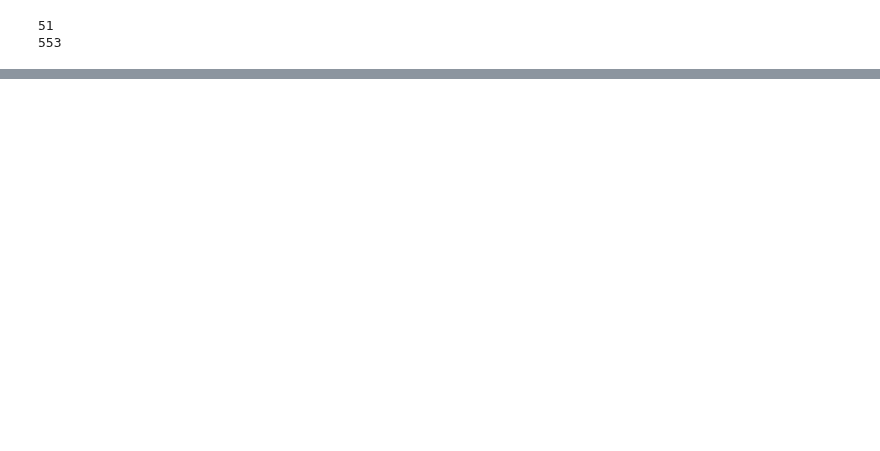
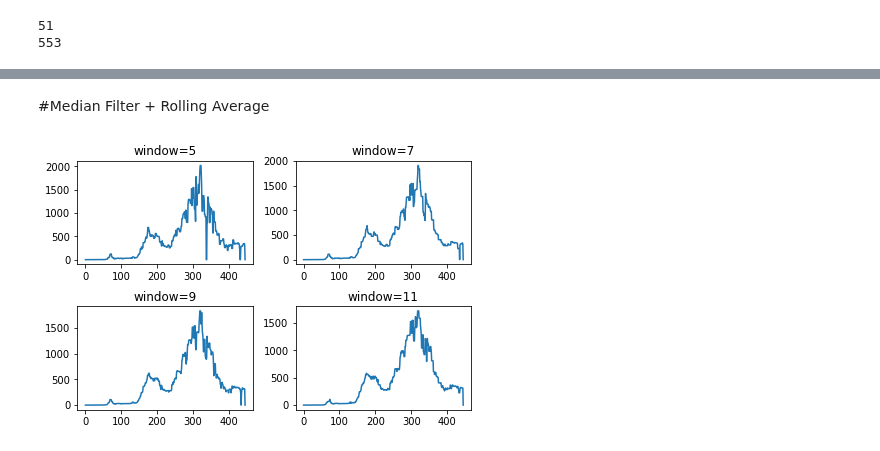
Before and after one commit to Rosie-Ping/Aggie-Hackathon, a Jupyter notebook: Covid_Mobility.ipynb, the cells around one changed output, grey strips where cells are left out. Cells and saved outputs as stored; diff of their text form; code cells hidden in the pictures; blank space fills up the shorter version.

```diff
--- a/Covid_Mobility.ipynb
+++ b/Covid_Mobility.ipynb
@@ -159,0 +69,27 @@ case.pivot_table(index='state',columns='date',values='new_confirmed_cases_moving
+# %% [markdown]
+#Median Filter + Rolling Average
+# %%
+ID = case[case['state']=='ID']
+# %%
+x = range(0,len(ID))
+y = ID.new_confirmed_cases
+y_medfilt_5 = scipy.signal.medfilt(y,5)
+y_medfilt_7 = scipy.signal.medfilt(y,7)
+y_medfilt_9 = scipy.signal.medfilt(y,9)
+y_medfilt_11 = scipy.signal.medfilt(y,11)
+# %%
+#constrained_layout adjusts subplots and decorations automatically to fit them in the figure as best as possible
+
+fig,a = plt.subplots(2,2,constrained_layout=True)
+a[0][0].plot(x,y_medfilt_5)
+a[0][0].set_title('window=5')
+a[0][1].plot(x,y_medfilt_7)
+a[0][1].set_title('window=7')
+a[1][0].plot(x,y_medfilt_9)
+a[1][0].set_title('window=9')
+a[1][1].plot(x,y_medfilt_11)
+a[1][1].set_title('window=11')
+
+plt.show()
+# %% [output]
+[figure, added]
```
Also changed, not shown: parts of 34 cells of this notebook.
